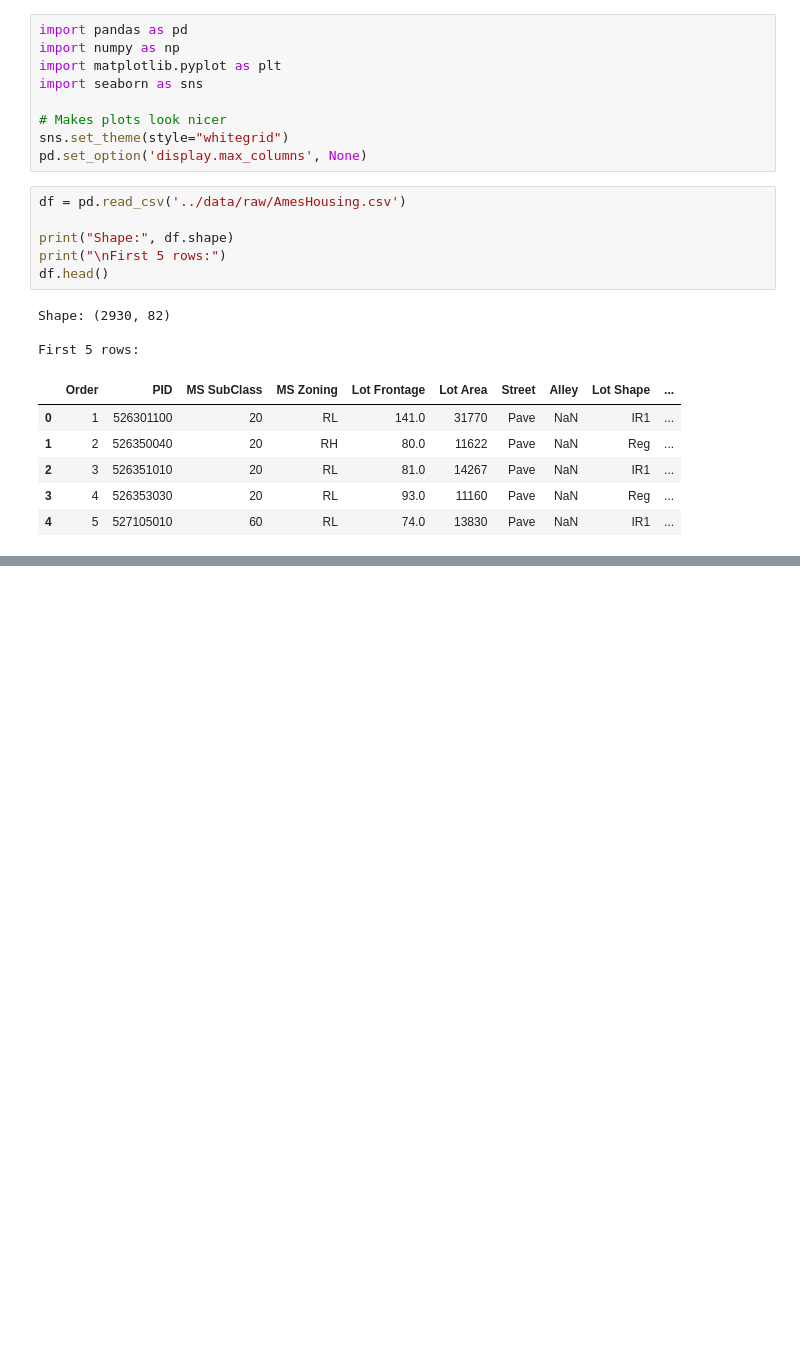
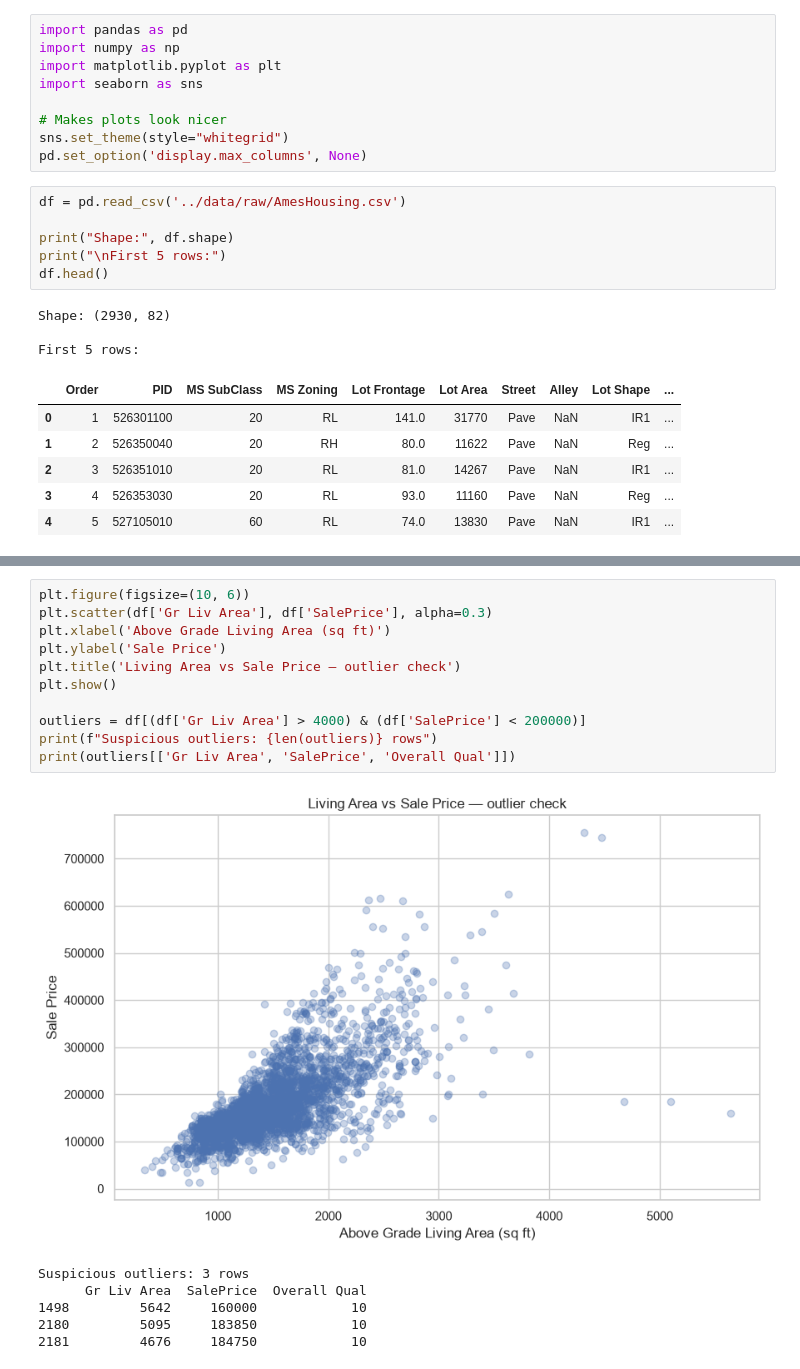
Before and after one commit to Joaco273/ValueIQ, a Jupyter notebook: notebooks/01_eda.ipynb, the cells around one changed output, grey strips where cells are left out. Saved outputs shown, nothing was run; the diff lists cells and outputs as text; blank space fills up the shorter version.

```diff
--- a/notebooks/01_eda.ipynb
+++ b/notebooks/01_eda.ipynb
@@ -30,0 +162,18 @@ First 5 rows:
+# %%
+plt.figure(figsize=(10, 6))
+plt.scatter(df['Gr Liv Area'], df['SalePrice'], alpha=0.3)
+plt.xlabel('Above Grade Living Area (sq ft)')
+plt.ylabel('Sale Price')
+plt.title('Living Area vs Sale Price — outlier check')
+plt.show()
+
+outliers = df[(df['Gr Liv Area'] > 4000) & (df['SalePrice'] < 200000)]
+print(f"Suspicious outliers: {len(outliers)} rows")
+print(outliers[['Gr Liv Area', 'SalePrice', 'Overall Qual']])
+# %% [output]
+[figure, added]
+Suspicious outliers: 3 rows
+      Gr Liv Area  SalePrice  Overall Qual
+1498         5642     160000            10
+2180         5095     183850            10
+2181         4676     184750            10
```
Also changed, not shown: parts of 7 cells of this notebook.
